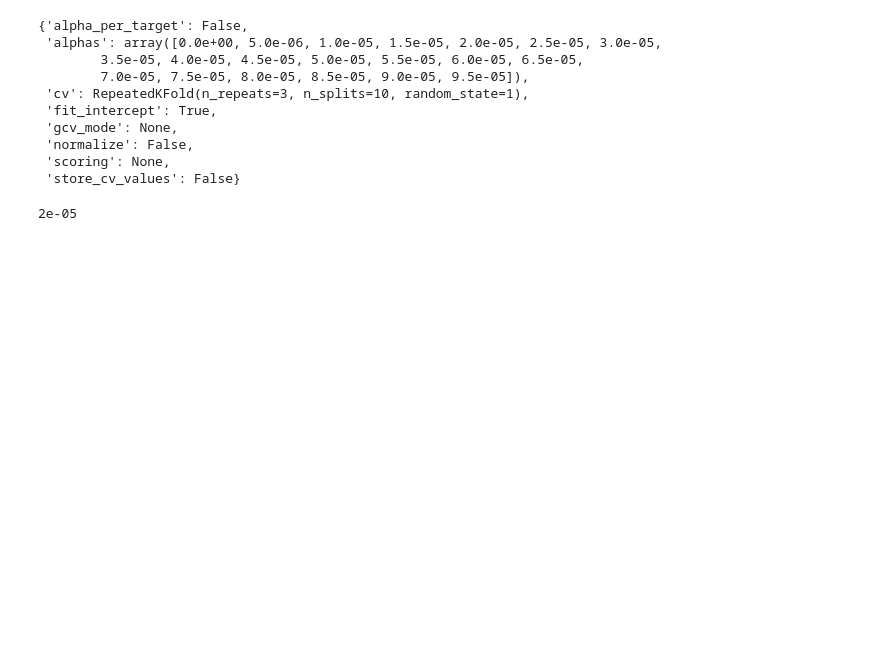
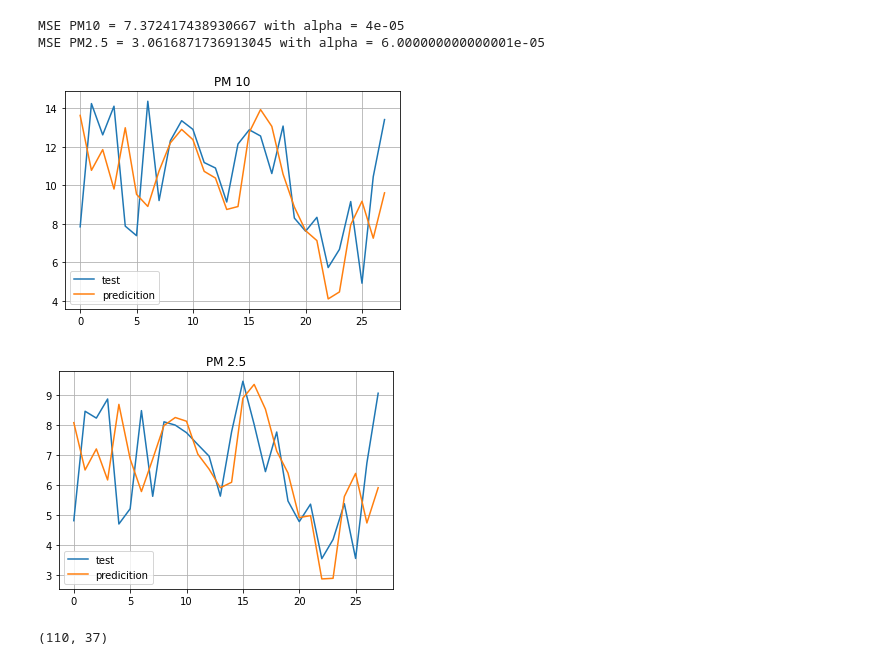
Before and after one commit to p-lothaller/Air-Quality-Forecast-Challenge, a Jupyter notebook: models/ridge_regression.ipynb, the cells around one changed output. Drawn from its saved outputs; the diff is of its cells as text; code cells hidden in the pictures; blank space fills up the shorter version.

Commit message:
Update ridge regression

```diff
--- a/models/ridge_regression.ipynb
+++ b/models/ridge_regression.ipynb
@@ -66,17 +12,0 @@ model.predict([new])
-# %%
-model.get_params()
-# %% [output]
-{'alpha_per_target': False,
- 'alphas': array([0.0e+00, 5.0e-06, 1.0e-05, 1.5e-05, 2.0e-05, 2.5e-05, 3.0e-05,
-        3.5e-05, 4.0e-05, 4.5e-05, 5.0e-05, 5.5e-05, 6.0e-05, 6.5e-05,
-        7.0e-05, 7.5e-05, 8.0e-05, 8.5e-05, 9.0e-05, 9.5e-05]),
- 'cv': RepeatedKFold(n_repeats=3, n_splits=10, random_state=1),
- 'fit_intercept': True,
- 'gcv_mode': None,
- 'normalize': False,
- 'scoring': None,
- 'store_cv_values': False}
-# %%
-2e-05
-# %% [output]
-2e-05
@@ -82,0 +40,55 @@ model.get_params()
+# %%
+# Step 3: Fit the Ridge Regression Model
+# ------
+
+# define cross-validation method to evaluate model
+cv = RepeatedKFold(n_splits=10, n_repeats=3, random_state=1)
+alphas = arange(0, 1e-4, 5e-6)
+
+# define model
+model_pm10 = RidgeCV(alphas=alphas, cv=cv)
+model_pm25 = RidgeCV(alphas=alphas, cv=cv)
+# alpha = 2e-5
+# model_pm10 = Ridge(alpha=2e-05)
+# model_pm25 = Ridge(alpha=2e-05)
+
+# fit model
+model_pm10.fit(X_train, y_train_pm10)
+model_pm25.fit(X_train, y_train_pm25)
+
+# predict
+y_pred_pm10 = model_pm10.predict(X_test)
+y_pred_pm25 = model_pm25.predict(X_test)
+
+# error
+mse_pm10 = mean_squared_error(y_test_pm10, y_pred_pm10)
+print(f'MSE PM10 = {mse_pm10} with alpha = {model_pm10.alpha_}')
+# print(f'MSE PM10 = {mse_pm10}')
+
+mse_pm25 = mean_squared_error(y_test_pm25, y_pred_pm25)
+print(f'MSE PM2.5 = {mse_pm25} with alpha = {model_pm25.alpha_}')
+# print(f'MSE PM2.5 = {mse_pm25}')
+# %% [output]
+MSE PM10 = 7.372417438930667 with alpha = 4e-05
+MSE PM2.5 = 3.0616871736913045 with alpha = 6.000000000000001e-05
+# %%
+plt.plot(np.arange(len(y_test_pm10)), y_test_pm10, label='test')
+plt.plot(np.arange(len(y_pred_pm10)), y_pred_pm10, label='predicition')
+plt.title('PM 10')
+plt.legend()
+plt.grid()
+plt.show()
+
+plt.plot(np.arange(len(y_test_pm25)), y_test_pm25, label='test')
+plt.plot(np.arange(len(y_pred_pm25)), y_pred_pm25, label='predicition')
+plt.title('PM 2.5')
+plt.legend()
+plt.grid()
+plt.show()
+# %% [output]
+[figure, added]
+[figure, added]
+# %%
+X_train.shape
+# %% [output]
+(110, 37)
```
Also changed, not shown: parts of 5 cells of this notebook.
